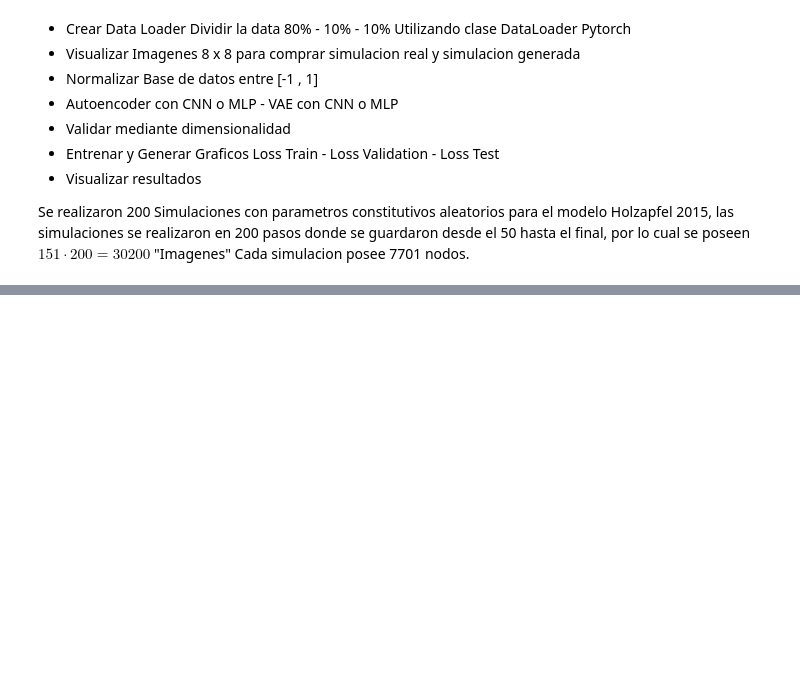
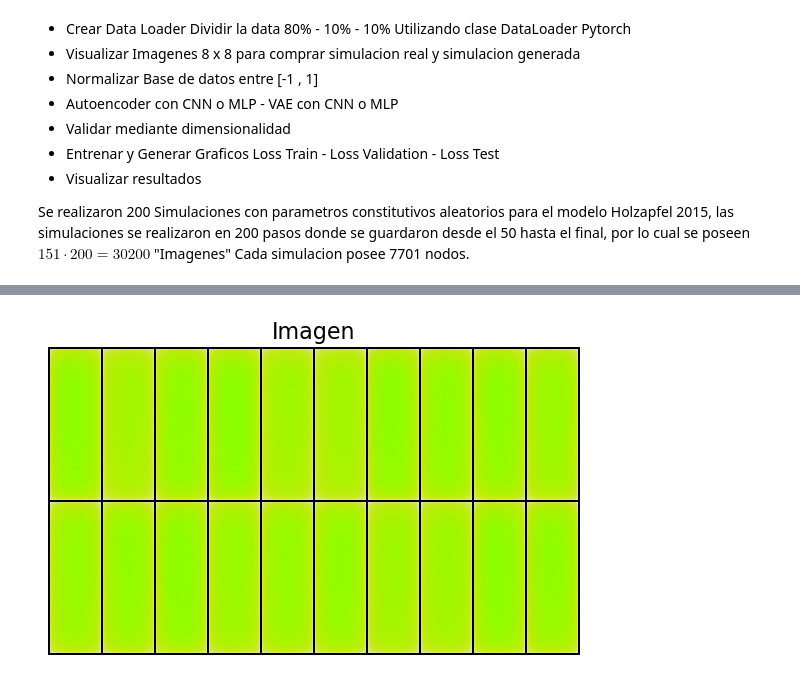
Before and after one commit to Leminsanche/CNN-AUTOENCDOER, a Jupyter notebook: VAE_Trial_2.ipynb, the cells around one changed output, grey strips where cells are left out. Cells and saved outputs as stored; diff of their text form; code cells hidden in the pictures; blank space fills up the shorter version.

```diff
--- a/VAE_Trial_2.ipynb
+++ b/VAE_Trial_2.ipynb
@@ -380,0 +373,8 @@ display_random_images(dataloader,device,enc,gen)
+# %%
+
+encrip = enc(a.detach().to(device))
+des = gen(encrip)
+des.shape
+display_images(des, 10, 'Imagen')
+# %% [output]
+[figure, added]
```
Also changed, not shown: parts of 12 cells of this notebook, 2 other files.
